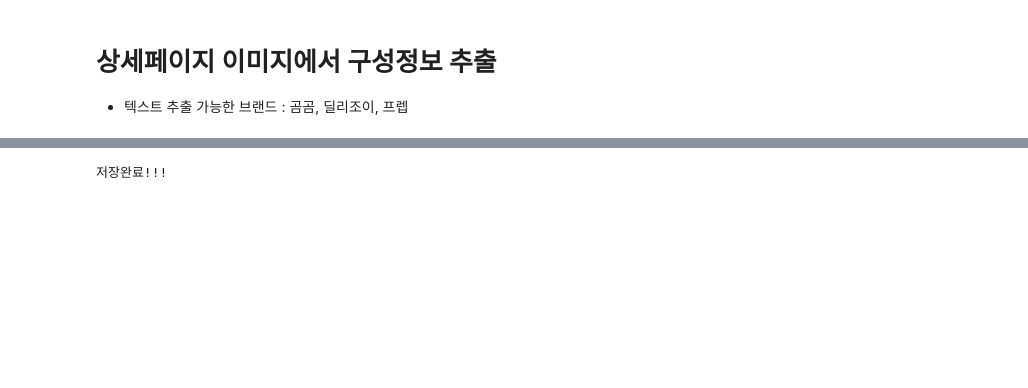
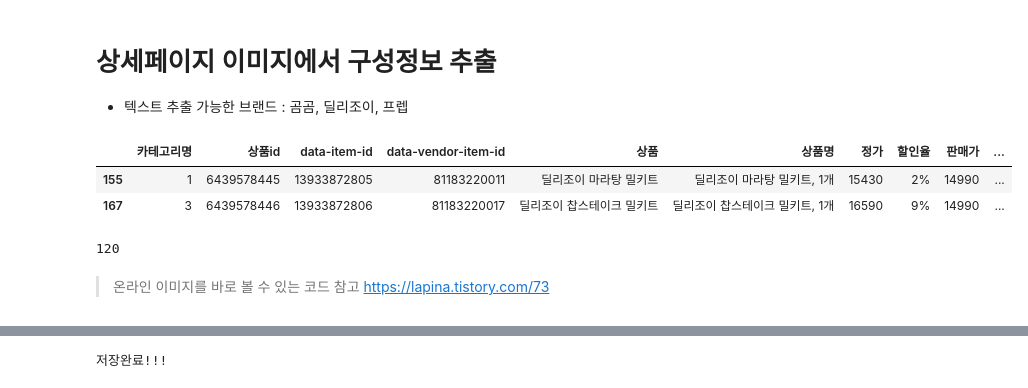
Before and after one commit to dajeong25/KDT_team4_FinalPJT, a Jupyter notebook: 01_웹크롤링/쿠팡크롤링.ipynb, the cells around one changed output, grey strips where cells are left out. Cells and saved outputs as stored; diff of their text form; code cells hidden in the pictures; blank space fills up the shorter version.

```diff
--- a/01_웹크롤링/쿠팡크롤링.ipynb
+++ b/01_웹크롤링/쿠팡크롤링.ipynb
@@ -329,4 +438,10 @@ def get_coupang_image(img_URL, user_agt):
     #coupang_image_soup = BeautifulSoup(page.text, "html.parser")
     #return coupang_image_soup
     return page
+# %%
+coupang.loc[coupang['상품'].str.contains('딜리조이')]
+# %% [output]
+|  | 카테고리명 | 상품id | data-item-id | data-vendor-item-id | 상품 | 상품명 | 정가 | 할인율 | 판매가 | ... |
+| 155 | 1 | 6439578445 | 13933872805 | 81183220011 | 딜리조이 마라탕 밀키트 | 딜리조이 마라탕 밀키트, 1개 | 15430 | 2% | 14990 | ... |
+| 167 | 3 | 6439578446 | 13933872806 | 81183220017 | 딜리조이 찹스테이크 밀키트 | 딜리조이 찹스테이크 밀키트, 1개 | 16590 | 9% | 14990 | ... |
 # %%
@@ -357,0 +469,7 @@ for product in range(len(image_productId)):
+# %%
+print(len(image_links))
+# %% [output]
+120
+# %% [markdown]
+> 온라인 이미지를 바로 볼 수 있는 코드 참고
+https://lapina.tistory.com/73
```
Also changed, not shown: parts of 28 cells of this notebook, 4 other files.
